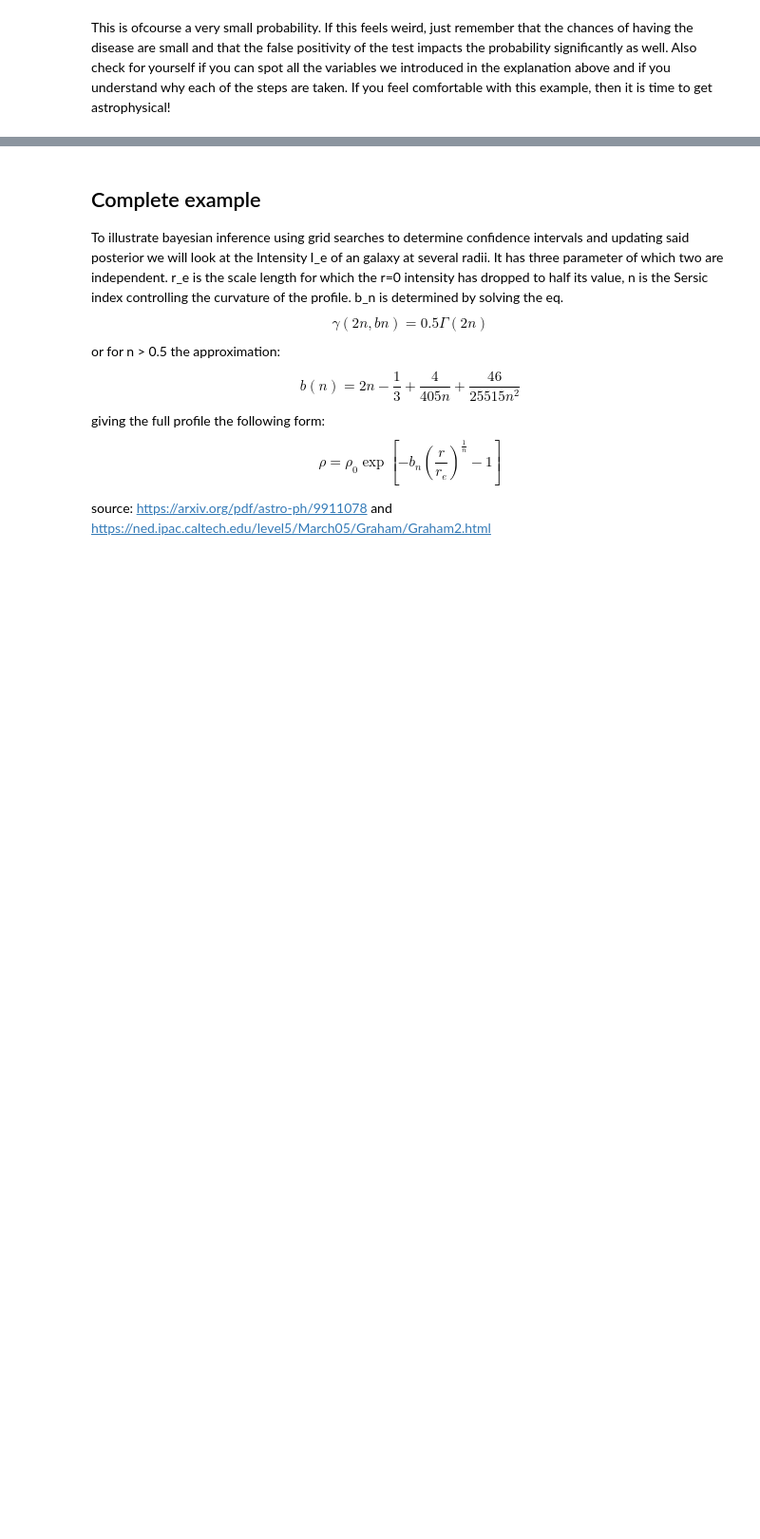
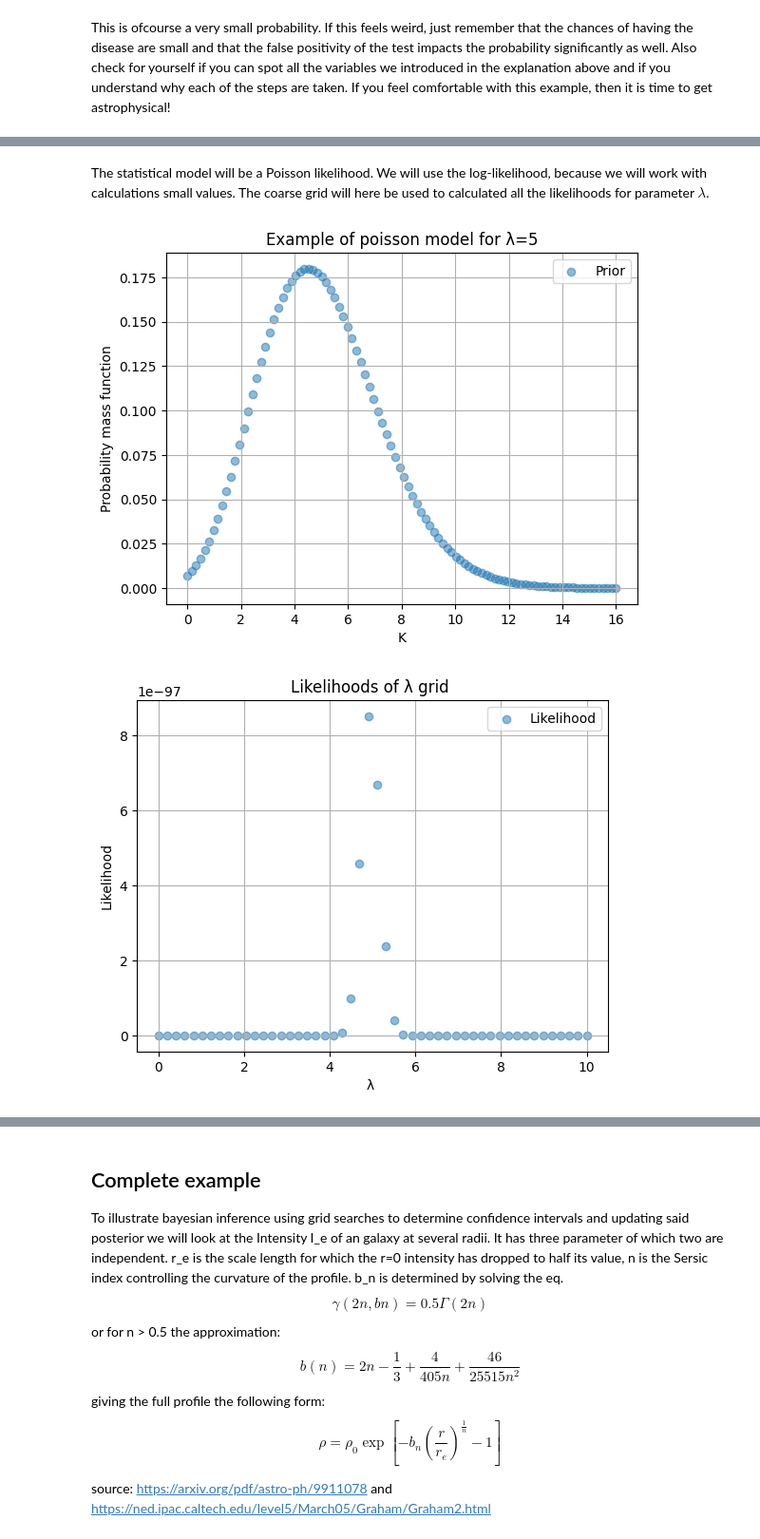
Before and after one commit to t-kist/Bayesian-Statistics-for-Astrophysics-2024, a Jupyter notebook: bayes24/lecture_notes/group4/Chapter4.ipynb, the cells around one changed output, grey strips where cells are left out. Shown at 95% size. Drawn from its saved outputs; the diff is of its cells as text; code cells hidden in the pictures; blank space fills up the shorter version.

```diff
--- a/bayes24/lecture_notes/group4/Chapter4.ipynb
+++ b/bayes24/lecture_notes/group4/Chapter4.ipynb
@@ -50,0 +93,32 @@ This is ofcourse a very small probability. If this feels weird, just remember th
+# %% [markdown]
+The statistical model will be a Poisson likelihood. We will use the log-likelihood, because we will work with calculations small values. The coarse grid will here be used to calculated all the likelihoods for parameter $\lambda$.
+# %%
+# -------------------- Step 2: Define model and Likelihood --------------------
+def poisson_pmf(k, lam):
+    return (lam**k * np.exp(-lam)) / factorial(k)
+
+plt.scatter(k, poisson_pmf(k, 5), label="Prior",alpha=0.5)
+plt.title("Example of poisson model for λ=5")
+plt.xlabel("K")
+plt.ylabel("Probability mass function")
+plt.legend()
+plt.grid()
+plt.show()
+
+def log_likelihood_poisson(lam, observed):
+    return (np.sum(-lam +np.log(lam)*observed -np.log(factorial(observed)) ))
+
+
+#Compute log-likelihood for each λ value in the grid
+log_likelihoods = np.array([log_likelihood_poisson(lam, observed_counts) for lam in lambda_coarse_grid])
+
+plt.scatter(lambda_coarse_grid, np.exp(log_likelihoods), label="Likelihood", alpha=0.5)
+plt.title("Likelihoods of λ grid ")
+plt.xlabel("λ ")
+plt.ylabel("Likelihood")
+plt.legend()
+plt.grid()
+plt.show()
+# %% [output]
+[figure, added]
+[figure, added]
```
Also changed, not shown: parts of 14 cells of this notebook, 1 other file.
